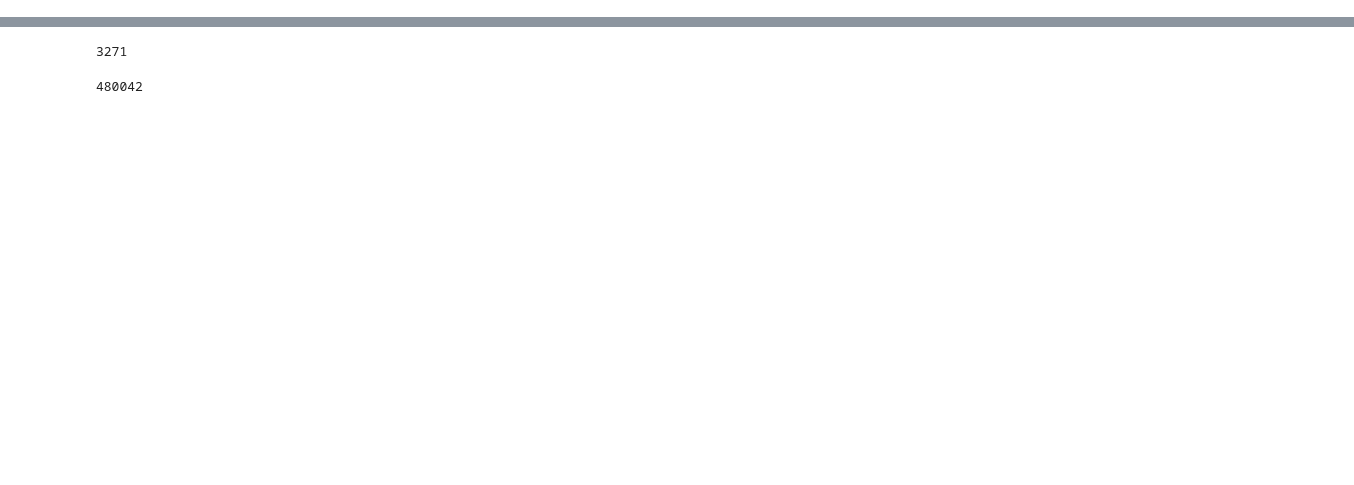
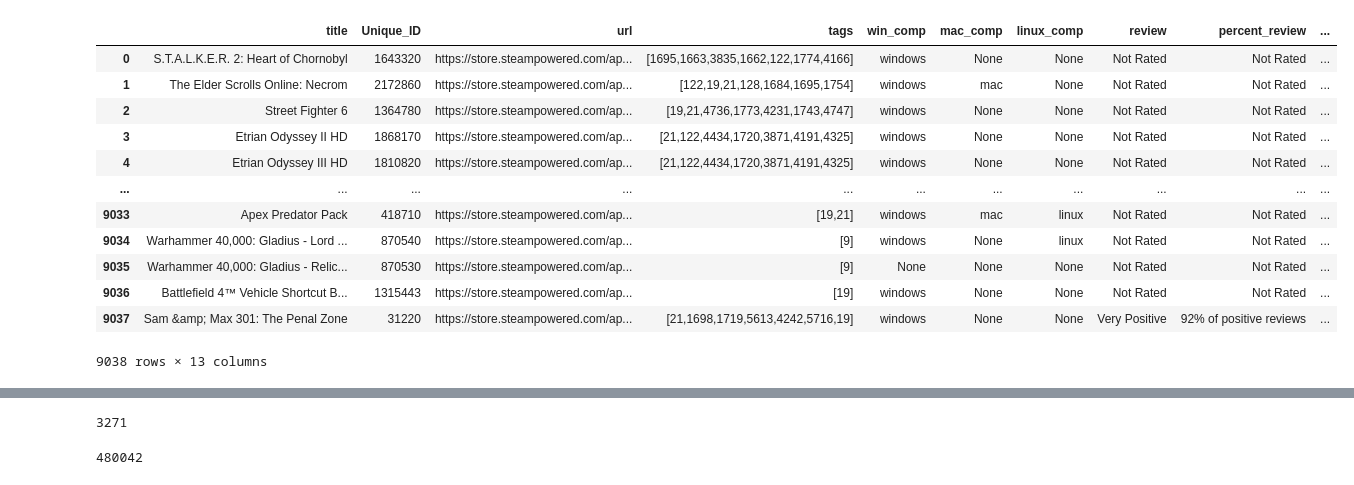
Before and after one commit to CodeSmithDSMLProjects/SteamRecommender, a Jupyter notebook: webscraping/games.ipynb, the cells around one changed output, grey strips where cells are left out. Drawn from its saved outputs; the diff is of its cells as text; code cells hidden in the pictures; blank space fills up the shorter version.

```diff
--- a/webscraping/games.ipynb
+++ b/webscraping/games.ipynb
@@ -9 +10,38 @@ import pandas as pd
+# %%
+import pandas as pd
+from sqlalchemy import URL, create_engine
+
+url_object = URL.create(
+                "postgresql+psycopg2",
+                host='steam-db.c5m99euxia00.us-east-1.rds.amazonaws.com',
+                username='myuser',
+                port=5432,
+                password='secret_passwd',
+                database='steam_db')
+
+engine = create_engine(url_object)
+engine.connect()
+connection = engine.raw_connection()
+
+sql = """
+SELECT * FROM steam
+"""
+
+games_df = pd.read_sql(sql, con=connection)
+# %%
+games_df
+# %% [output]
+|  | title | Unique_ID | url | tags | win_comp | mac_comp | linux_comp | review | percent_review | ... |
+| 0 | S.T.A.L.K.E.R. 2: Heart of Chornobyl | 1643320 | https://store.steampowered.com/ap... | [1695,1663,3835,1662,122,1774,4166] | windows | None | None | Not Rated | Not Rated | ... |
+| 1 | The Elder Scrolls Online: Necrom | 2172860 | https://store.steampowered.com/ap... | [122,19,21,128,1684,1695,1754] | windows | mac | None | Not Rated | Not Rated | ... |
+| 2 | Street Fighter 6 | 1364780 | https://store.steampowered.com/ap... | [19,21,4736,1773,4231,1743,4747] | windows | None | None | Not Rated | Not Rated | ... |
+| 3 | Etrian Odyssey II HD | 1868170 | https://store.steampowered.com/ap... | [21,122,4434,1720,3871,4191,4325] | windows | None | None | Not Rated | Not Rated | ... |
+| 4 | Etrian Odyssey III HD | 1810820 | https://store.steampowered.com/ap... | [21,122,4434,1720,3871,4191,4325] | windows | None | None | Not Rated | Not Rated | ... |
+| ... | ... | ... | ... | ... | ... | ... | ... | ... | ... | ... |
+| 9033 | Apex Predator Pack | 418710 | https://store.steampowered.com/ap... | [19,21] | windows | mac | linux | Not Rated | Not Rated | ... |
+| 9034 | Warhammer 40,000: Gladius - Lord ... | 870540 | https://store.steampowered.com/ap... | [9] | windows | None | linux | Not Rated | Not Rated | ... |
+| 9035 | Warhammer 40,000: Gladius - Relic... | 870530 | https://store.steampowered.com/ap... | [9] | None | None | None | Not Rated | Not Rated | ... |
+| 9036 | Battlefield 4™ Vehicle Shortcut B... | 1315443 | https://store.steampowered.com/ap... | [19] | windows | None | None | Not Rated | Not Rated | ... |
+| 9037 | Sam &amp; Max 301: The Penal Zone | 31220 | https://store.steampowered.com/ap... | [21,1698,1719,5613,4242,5716,19] | windows | None | None | Very Positive | 92% of positive reviews | ... |
+9038 rows × 13 columns
 # %%
```
Also changed, not shown: parts of 3 cells of this notebook, 1 other file.
